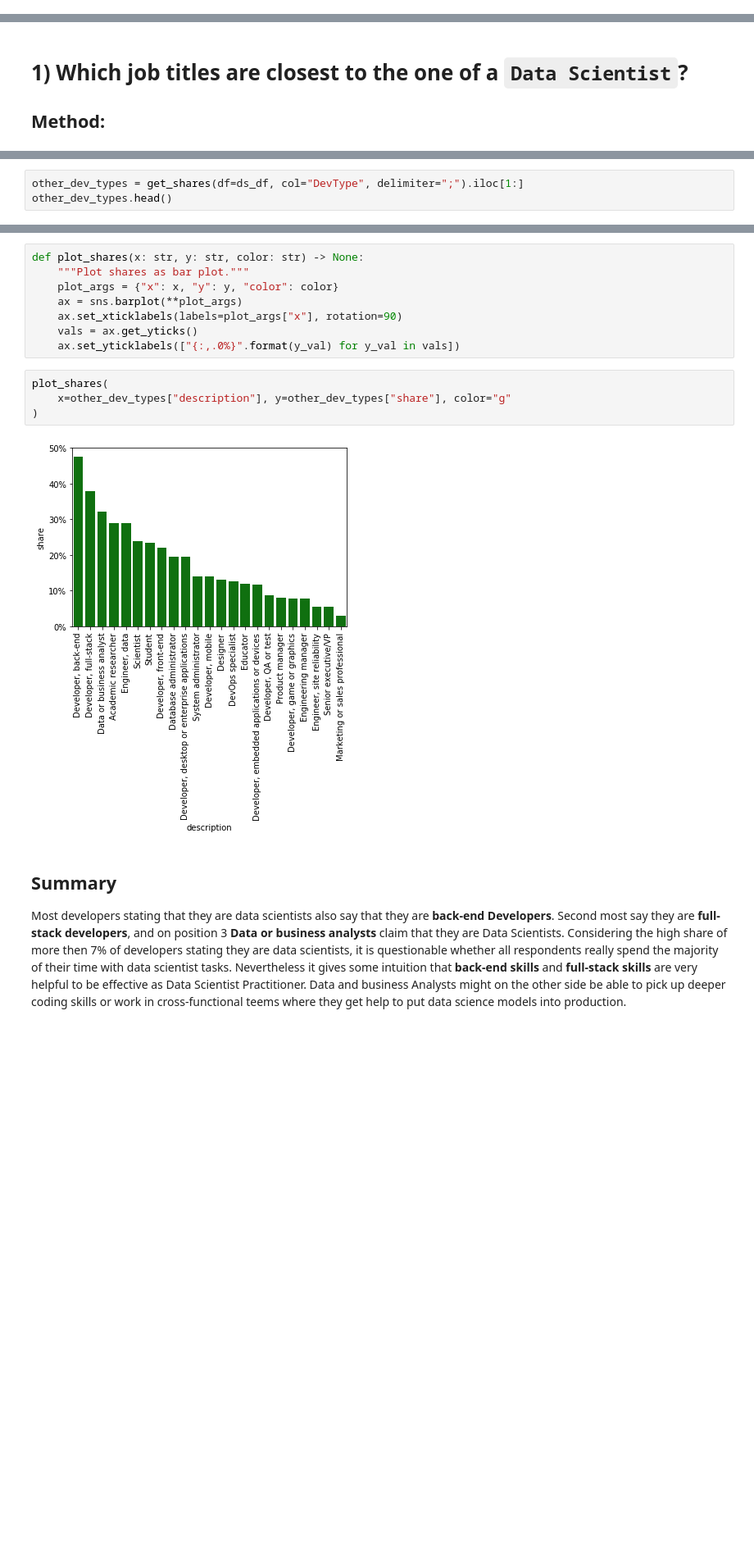
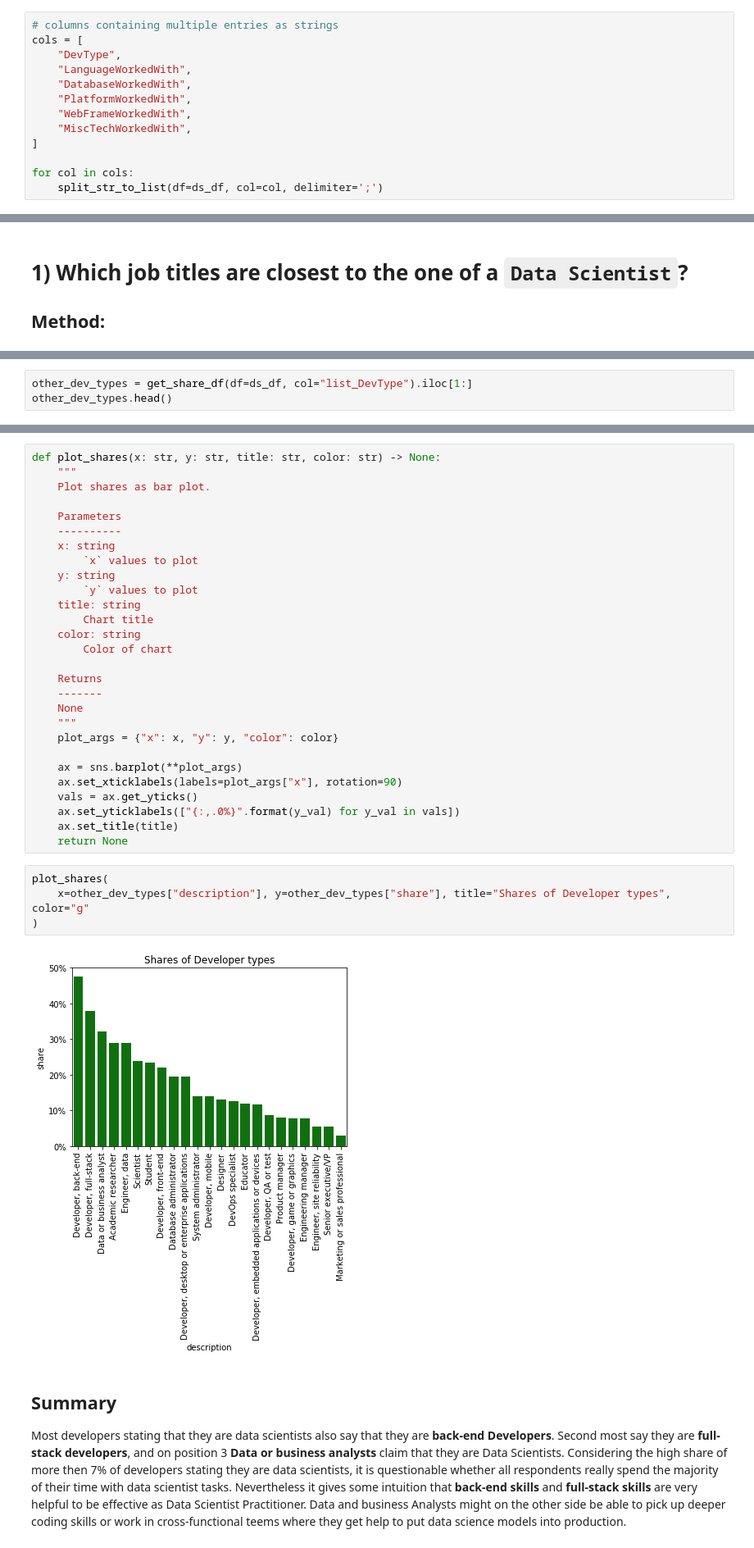
Before and after one commit to StefanTippelt/stack_overflow_developer_survey, a Jupyter notebook: stackoverflow_exploration.ipynb, the cells around one changed output, grey strips where cells are left out. Shown at 82% size. Cells and saved outputs as stored; diff of their text form; blank space fills up the shorter version.

```diff
--- a/stackoverflow_exploration.ipynb
+++ b/stackoverflow_exploration.ipynb
@@ -76 +89,14 @@ ds_df = df.query('is_data_scientist == True').copy()
+# %%
+# columns containing multiple entries as strings
+cols = [
+    "DevType",
+    "LanguageWorkedWith",
+    "DatabaseWorkedWith",
+    "PlatformWorkedWith",
+    "WebFrameWorkedWith",
+    "MiscTechWorkedWith",
+]
+
+for col in cols:
+    split_str_to_list(df=ds_df, col=col, delimiter=';')
 # %%
@@ -111,6 +152,6 @@ def get_shares(df: pd.DataFrame, col: str, delimiter: str =";") -> pd.DataFrame:
     return share_df
 # %%
-other_dev_types = get_shares(df=ds_df, col="DevType", delimiter=";").iloc[1:]
+other_dev_types = get_share_df(df=ds_df, col="list_DevType").iloc[1:]
 other_dev_types.head()
 # %% [output]
 |  | description | cnt | share | metric |
@@ -122,17 +163,37 @@ other_dev_types.head()
 # %%
-def plot_shares(x: str, y: str, color: str) -> None:
-    """Plot shares as bar plot."""
+def plot_shares(x: str, y: str, title: str, color: str) -> None:
+    """
+    Plot shares as bar plot.
+
+    Parameters
+    ----------
+    x: string
+        `x` values to plot
+    y: string
+        `y` values to plot
+    title: string
+        Chart title
+    color: string
+        Color of chart
+
+    Returns
+    -------
+    None
+    """
     plot_args = {"x": x, "y": y, "color": color}
+
     ax = sns.barplot(**plot_args)
     ax.set_xticklabels(labels=plot_args["x"], rotation=90)
     vals = ax.get_yticks()
     ax.set_yticklabels(["{:,.0%}".format(y_val) for y_val in vals])
+    ax.set_title(title)
+    return None
 # %%
 plot_shares(
-    x=other_dev_types["description"], y=other_dev_types["share"], color="g"
+    x=other_dev_types["description"], y=other_dev_types["share"], title="Shares of Developer types", color="g"
 )
 # %% [output]
-[figure, old version]
+[figure, new version]
 # %% [markdown]
 ## Summary
 Most developers stating that they are data scientists also say that they are **back-end Developers**. Second most say they are **full-stack developers**, and on position 3 **Data or business analysts** claim that they are Data Scientists.
```
Also changed, not shown: parts of 18 cells of this notebook.
